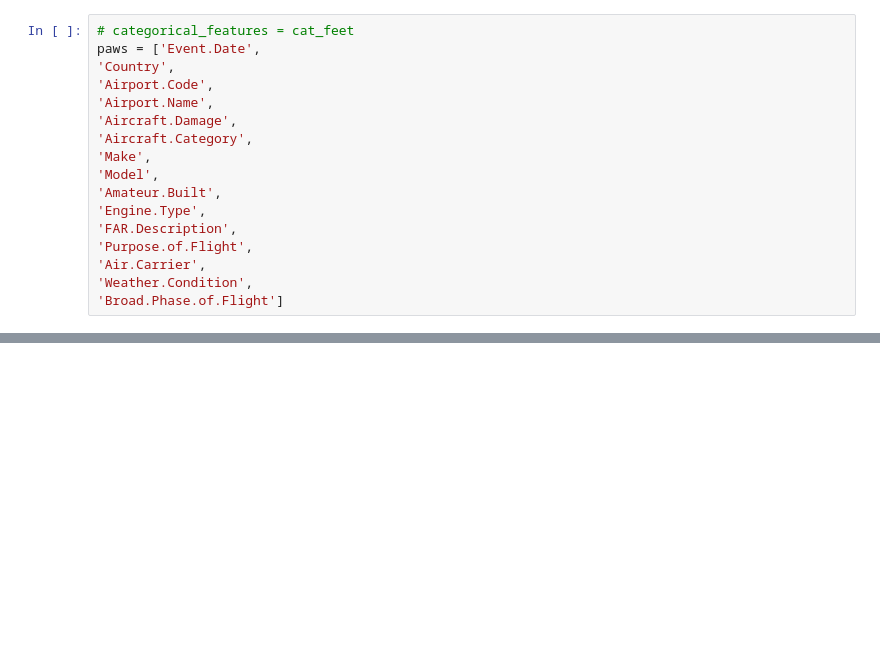
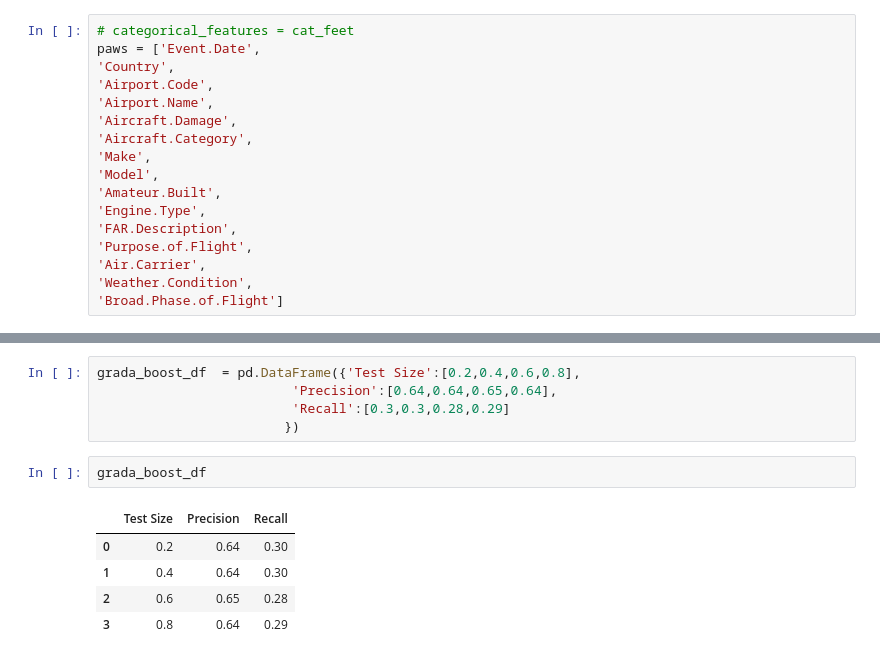
Before and after one commit to tfio17/flight-incident-prediction, a Jupyter notebook: aviation accident dec 7.ipynb, the cells around one changed output, grey strips where cells are left out. Drawn from its saved outputs; the diff is of its cells as text; blank space fills up the shorter version.

```diff
--- a/aviation accident dec 7.ipynb
+++ b/aviation accident dec 7.ipynb
@@ -722,0 +611,13 @@ KeysView(RcParams({'_internal.classic_mode': False,
+# %%
+grada_boost_df  = pd.DataFrame({'Test Size':[0.2,0.4,0.6,0.8],
+                         'Precision':[0.64,0.64,0.65,0.64],
+                         'Recall':[0.3,0.3,0.28,0.29]
+                        })
+# %%
+grada_boost_df
+# %% [output]
+|  | Test Size | Precision | Recall |
+| 0 | 0.2 | 0.64 | 0.30 |
+| 1 | 0.4 | 0.64 | 0.30 |
+| 2 | 0.6 | 0.65 | 0.28 |
+| 3 | 0.8 | 0.64 | 0.29 |
```
Also changed, not shown: parts of 37 cells of this notebook.
